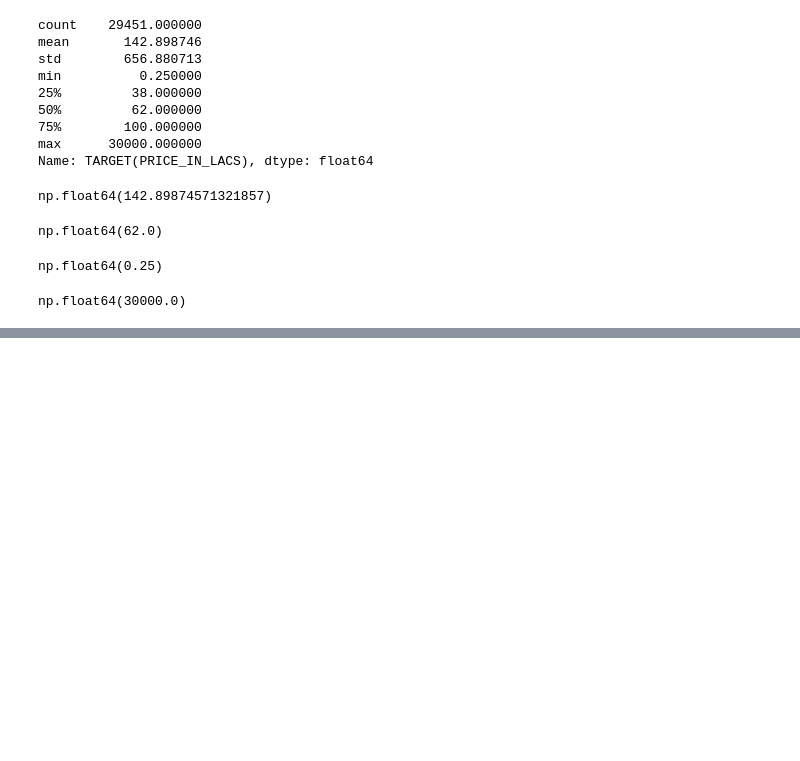
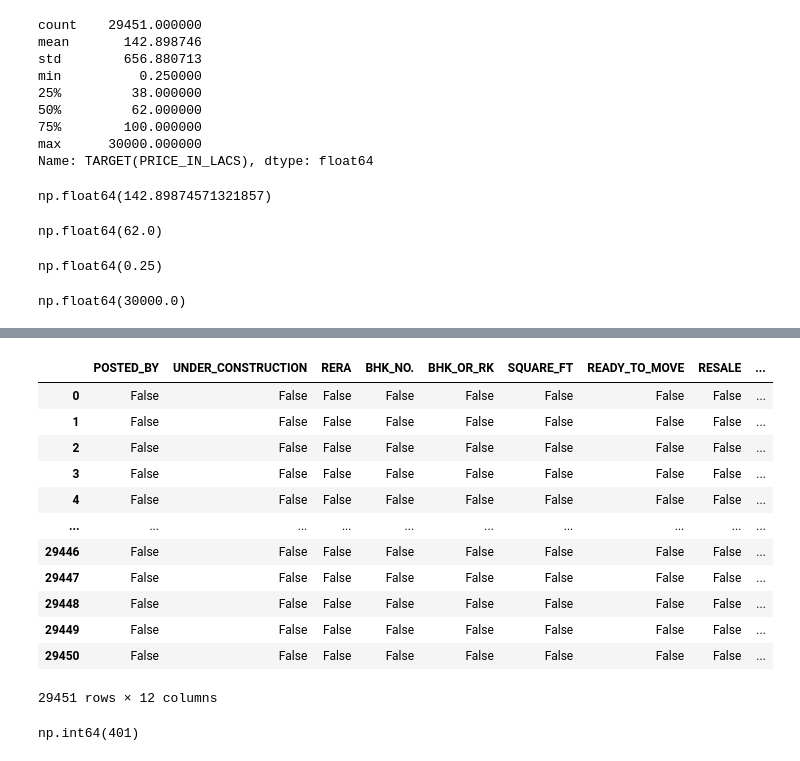
Before and after one commit to Naitikdani06/real-estate-intelligence, a Jupyter notebook: notebooks/01_data_understanding.ipynb, the cells around one changed output, grey strips where cells are left out. Drawn from its saved outputs; the diff is of its cells as text; code cells hidden in the pictures; blank space fills up the shorter version.

```diff
--- a/notebooks/01_data_understanding.ipynb
+++ b/notebooks/01_data_understanding.ipynb
@@ -159,0 +176,20 @@ np.float64(30000.0)
+# %%
+df.isnull()
+# %% [output]
+|  | POSTED_BY | UNDER_CONSTRUCTION | RERA | BHK_NO. | BHK_OR_RK | SQUARE_FT | READY_TO_MOVE | RESALE | ... |
+| 0 | False | False | False | False | False | False | False | False | ... |
+| 1 | False | False | False | False | False | False | False | False | ... |
+| 2 | False | False | False | False | False | False | False | False | ... |
+| 3 | False | False | False | False | False | False | False | False | ... |
+| 4 | False | False | False | False | False | False | False | False | ... |
+| ... | ... | ... | ... | ... | ... | ... | ... | ... | ... |
+| 29446 | False | False | False | False | False | False | False | False | ... |
+| 29447 | False | False | False | False | False | False | False | False | ... |
+| 29448 | False | False | False | False | False | False | False | False | ... |
+| 29449 | False | False | False | False | False | False | False | False | ... |
+| 29450 | False | False | False | False | False | False | False | False | ... |
+29451 rows × 12 columns
+# %%
+df.duplicated().sum()
+# %% [output]
+np.int64(401)
```
Also changed, not shown: parts of 13 cells of this notebook.
